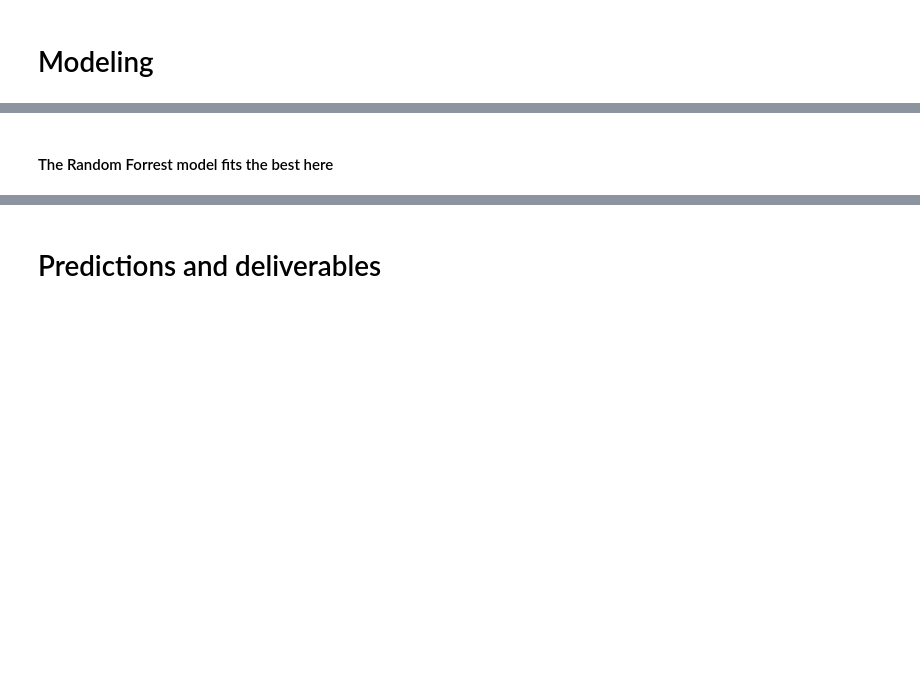
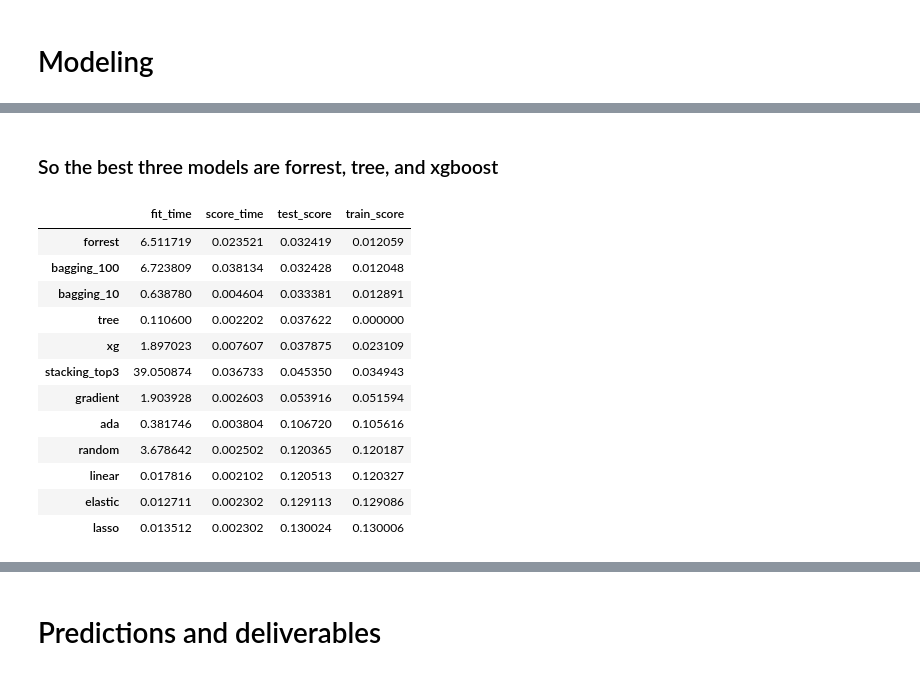
Before and after one commit to jbbernardin/Malawi-Flood-Project, a Jupyter notebook: Malawi Flood Project.ipynb, the cells around one changed output, grey strips where cells are left out. Saved outputs shown, nothing was run; the diff lists cells and outputs as text; code cells hidden in the pictures; blank space fills up the shorter version.

Commit message:
Final Commit
Have a solid model with minimal error now

```diff
--- a/Malawi Flood Project.ipynb
+++ b/Malawi Flood Project.ipynb
@@ -152,10 +150,28 @@ forrest = RandomForestRegressor().fit(X=X, y=y)
+# %%
+#evaluation function
+kfold  = KFold(n_splits=10, shuffle = True, random_state=42)
+
+def evaluate(estimator):
+    cv_results = cross_validate(estimator,
+                    X=X,
+                    y=y,
+                    scoring="neg_mean_absolute_error",
+                          n_jobs=-1, cv=kfold,
+                     return_train_score=True)
+    return pd.DataFrame(cv_results).abs().mean().to_dict()
 # %%
 #Evaluate the models
 scores = {}
 
-scores['linear'] = cross_validate(linear, X, y, scoring="r2", n_jobs=-1, cv=10, return_train_score=True)
-scores['random'] = cross_validate(random, X, y, scoring="r2", n_jobs=-1, cv=10, return_train_score=True)
-scores['forrest'] = cross_validate(forrest, X, y, scoring="r2", n_jobs=-1, cv=10, return_train_score=True)
+scores['linear'] = evaluate(LinearRegression())
+scores['random'] = evaluate(random)
+scores['lasso'] = evaluate(Lasso())
+scores['elastic'] = evaluate(ElasticNet())
+scores['tree'] = evaluate(DecisionTreeRegressor())
+scores['forrest'] = evaluate(RandomForestRegressor())
+scores['gradient'] = evaluate(GradientBoostingRegressor())
+scores['ada'] = evaluate(AdaBoostRegressor())
+scores['xg'] = evaluate(XGBRegressor())
 
-scores
+pd.DataFrame.from_dict(scores).sort_values('test_score', axis=1).T
 # %% [output]
@@ -179,2 +188,35 @@ scores
 # %% [markdown]
-#### The Random Forrest model fits the best here
+### So the best three models are forrest, tree, and xgboost
+# %%
+#stack the three best models, use bagging, then estimate
+from sklearn.ensemble import StackingRegressor, BaggingRegressor
+
+stacking = StackingRegressor(
+    estimators=[
+        ('forrest',RandomForestRegressor()),
+        ('tree',DecisionTreeRegressor()),
+        ('xg',XGBRegressor())],
+    final_estimator=XGBRegressor())
+
+bagging10 = BaggingRegressor(n_estimators=10)
+bagging100 = BaggingRegressor(n_estimators=100)
+
+scores['stacking_top3'] = evaluate(stacking)
+scores['bagging_10'] = evaluate(bagging10)
+scores['bagging_100'] = evaluate(bagging100)
+
+pd.DataFrame.from_dict(scores).sort_values('test_score', axis=1).T
+# %% [output]
+|  | fit_time | score_time | test_score | train_score |
+| forrest | 6.511719 | 0.023521 | 0.032419 | 0.012059 |
+| bagging_100 | 6.723809 | 0.038134 | 0.032428 | 0.012048 |
+| bagging_10 | 0.638780 | 0.004604 | 0.033381 | 0.012891 |
+| tree | 0.110600 | 0.002202 | 0.037622 | 0.000000 |
+| xg | 1.897023 | 0.007607 | 0.037875 | 0.023109 |
+| stacking_top3 | 39.050874 | 0.036733 | 0.045350 | 0.034943 |
+| gradient | 1.903928 | 0.002603 | 0.053916 | 0.051594 |
+| ada | 0.381746 | 0.003804 | 0.106720 | 0.105616 |
+| random | 3.678642 | 0.002502 | 0.120365 | 0.120187 |
+| linear | 0.017816 | 0.002102 | 0.120513 | 0.120327 |
+| elastic | 0.012711 | 0.002302 | 0.129113 | 0.129086 |
+| lasso | 0.013512 | 0.002302 | 0.130024 | 0.130006 |
```
Also changed, not shown: parts of 7 cells of this notebook, 2 other files.
